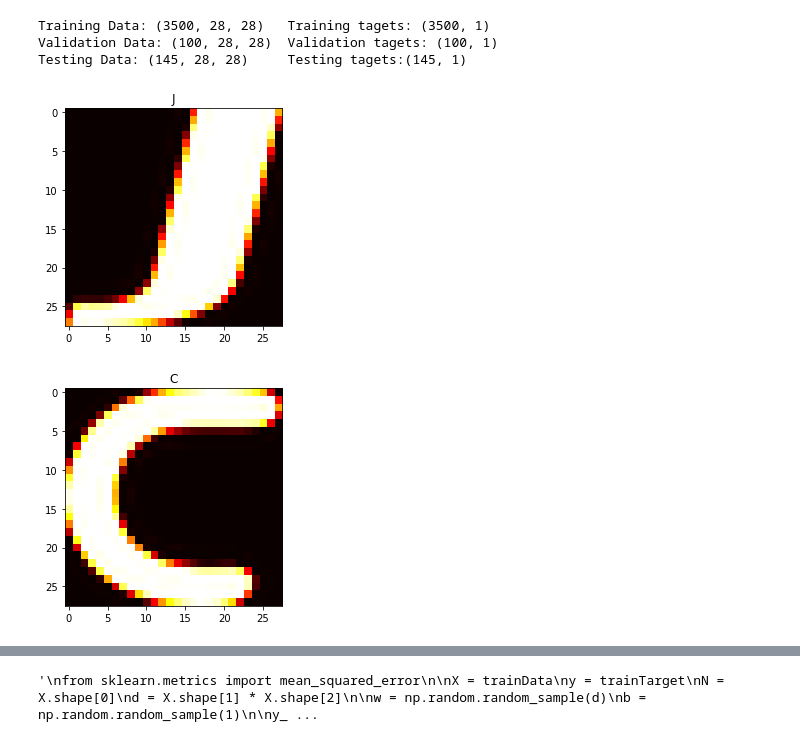
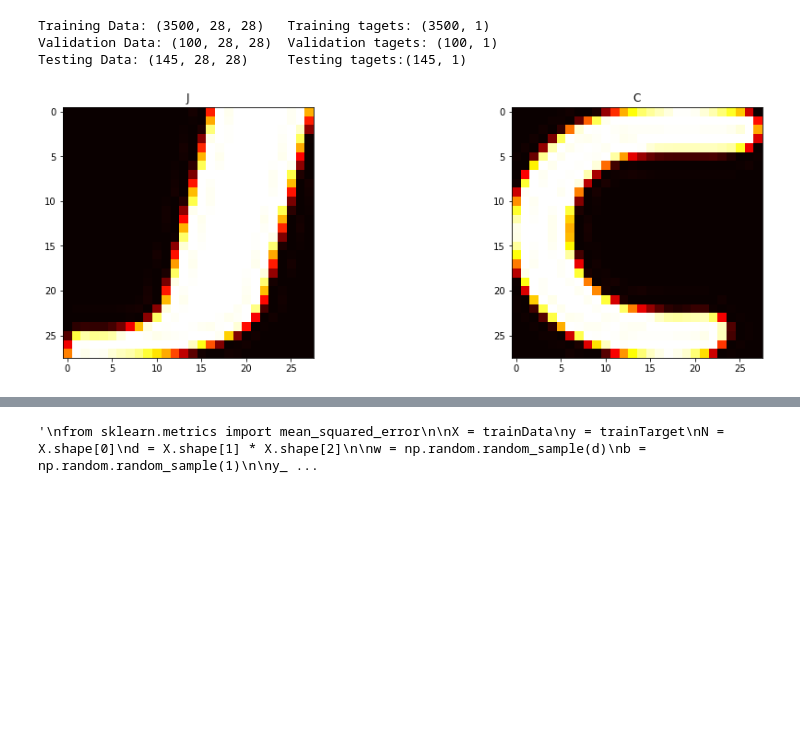
Before and after one commit to ekeilty17/ECE421-Assignments, a Jupyter notebook: A1/A1 WriteUp.ipynb, the cells around one changed output, grey strips where cells are left out. Cells and saved outputs as stored; diff of their text form; code cells hidden in the pictures; blank space fills up the shorter version.

Commit message:
Added MSE equations and fixed plots

```diff
--- a/A1/A1 WriteUp.ipynb
+++ b/A1/A1 WriteUp.ipynb
@@ -37,17 +37,18 @@ Training Data: (3500, 28, 28)   Training tagets: (3500, 1)
 Validation Data: (100, 28, 28)  Validation tagets: (100, 1)
 Testing Data: (145, 28, 28)     Testing tagets:(145, 1)
 # %%
-def plot(image, target):
-    plt.imshow(image, cmap="hot")
-    plt.title('J' if target == 0 else 'C')
+def plot(image, target, ax=None):
+    ax = plt if ax == None else ax
+    ax.imshow(image, cmap="hot")
+    ax.set_title('J' if target == 0 else 'C')
     # targets are binary encoded 0 == 'J' and 1 == 'C'
-    plt.show()
 # %%
-plot(trainData[0], trainTarget[0])
-plot(trainData[1], trainTarget[1])
+fig, ax = plt.subplots(1, 2, figsize=(16, 5))
+plot(trainData[0], trainTarget[0], ax=ax[0])
+plot(trainData[1], trainTarget[1], ax=ax[1])
+plt.show()
 # %% [output]
-[figure, old version]
+[figure, new version]
-[figure, removed]
 # %%
 def augment(X, w, b):
     # flatten X
```
Also changed, not shown: parts of 11 cells of this notebook.
